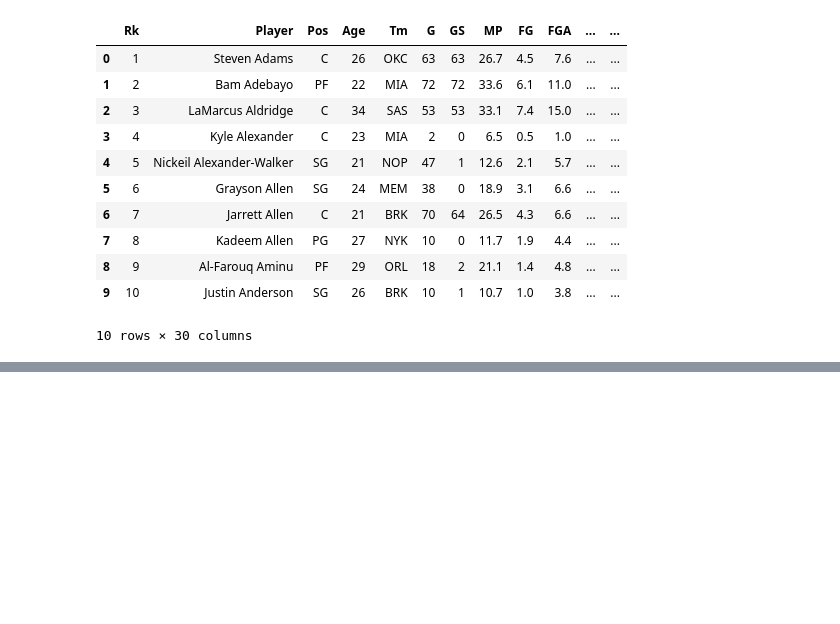
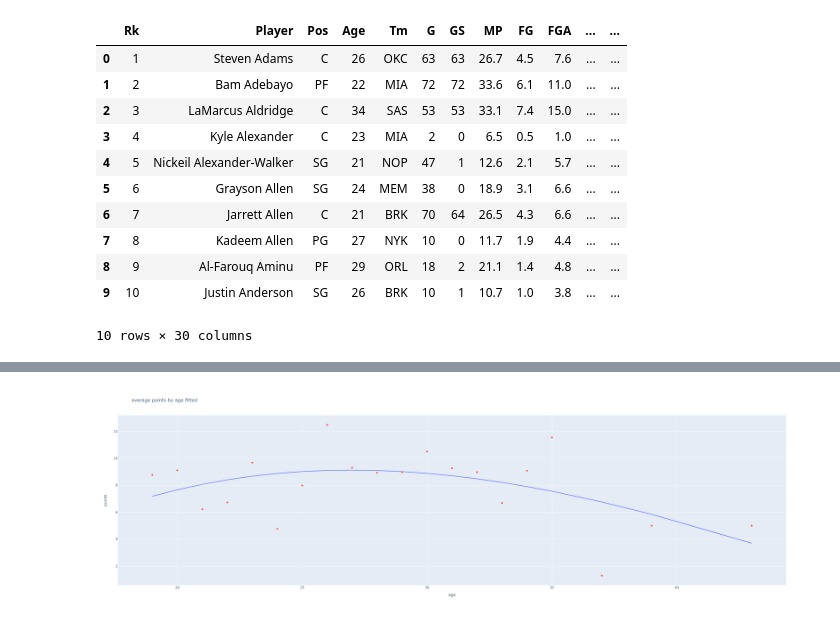
Before and after one commit to mikestantonmusic/Python-Code-Examples, a Jupyter notebook: DataVis.ipynb, the cells around one changed output, grey strips where cells are left out. Saved outputs shown, nothing was run; the diff lists cells and outputs as text; code cells hidden in the pictures; blank space fills up the shorter version.

```diff
--- a/DataVis.ipynb
+++ b/DataVis.ipynb
@@ -98,0 +122,19 @@ for player in top_players:
+# %%
+bf_line = np.polyfit(x=pts_age_df['Age'], y=pts_age_df['PTS'], deg=3)
+a=bf_line[0]
+b=bf_line[1]
+c=bf_line[2]
+d=bf_line[3]
+
+x_vals=pts_age_df['Age']
+y_vals=pts_age_df['PTS']
+bf_values = a*x_vals**3 + b*x_vals**2 + c*x_vals + d
+
+fig = px.line(x=x_vals, y=bf_values, title='average points by age fitted', width=1200, height=800)
+fig.add_scatter(x=x_vals,y=y_vals, mode='markers')
+fig.update_xaxes(title='age')
+fig.update_yaxes(title='points')
+fig.update_layout(showlegend=False)
+fig.show()
+# %% [output]
+[figure, added]
```
Also changed, not shown: parts of 7 cells of this notebook, 1 other file.
